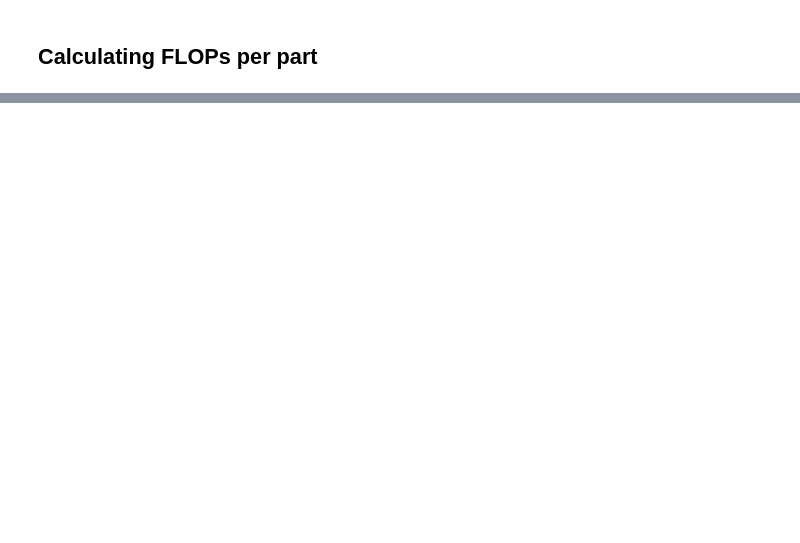
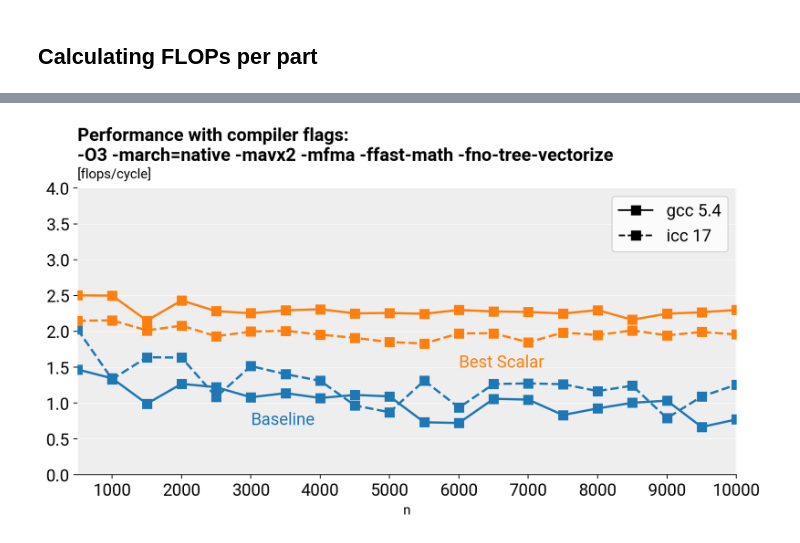
Before and after one commit to albertomontesg/fast-tsne, a Jupyter notebook: report/Report Calculations and Plots-Copy1.ipynb, the cells around one changed output, grey strips where cells are left out. Saved outputs shown, nothing was run; the diff lists cells and outputs as text; code cells hidden in the pictures; blank space fills up the shorter version.

Commit message:
Fixed csv files and some plotting for report

```diff
--- a/report/Report Calculations and Plots-Copy1.ipynb
+++ b/report/Report Calculations and Plots-Copy1.ipynb
@@ -9,3 +1,19 @@ init_printing()
+# %%
+import numpy as np
+import pandas as pd
+%matplotlib inline
+from visualization import *
+from util_tsne_exact import *
+import os
+
+import matplotlib as mpl
+import matplotlib.pyplot as plt
+import matplotlib.patches as mpatches
+import matplotlib.lines as mlines
+mpl.rcParams['figure.figsize'] = (8.1, 5)
+mpl.rcParams['figure.dpi'] = 200
+mpl.rcParams['font.family'] = 'Roboto'
+mpl.rcParams['font.size'] = 15
 # %% [markdown]
 ## Calculating FLOPs per part
 # %%
@@ -246,0 +100,75 @@ print(part1_2500, part2_2500, part3_2500)
+# %%
+mpl.rcParams['figure.figsize'] = (8.1, 5)
+title = "Performance with compiler flags: \n-O3 -march=native -mavx2 -mfma -ffast-math -fno-tree-vectorize"
+ylabel = "flops/cycle"
+legend = True
+lw = 2
+marker = "s"
+markersize = 8
+labels_fontsize = 12
+fontsize = 20
+xlabel = "n"
+ymax = 4
+
+fig = plt.figure()
+if title:
+    fig.suptitle(title, fontweight='bold', fontsize=16, x=0, ha='left')
+ax = fig.add_subplot(111)
+fig.subplots_adjust(top=.83, left=0, right=1)
+
+base_gcc, = ax.plot(N, baseline_gcc_novec["perf"][:,-1],
+                linewidth=lw, marker=marker, markersize=markersize, label="Baseline GCC")
+base_icc, = ax.plot(N, baseline_icc_novec["perf"][:,-1], c=base_gcc.get_color(), linestyle="dashed",
+                linewidth=lw, marker=marker, markersize=markersize, label="Baseline ICC")
+scalar_gcc, = ax.plot(N, scalar_gcc_novec["perf"][:,-1],
+                linewidth=lw, marker=marker, markersize=markersize, label="Scalar GCC")
+scalar_icc, = ax.plot(N, scalar_icc_novec["perf"][:,-1], c=scalar_gcc.get_color(), linestyle="dashed",
+                linewidth=lw, marker=marker, markersize=markersize, label="Scalar ICC")
+#avx_gcc, = ax.plot(N, avx_gcc_vec["perf"][:,-1],
+#                linewidth=lw, marker=marker, markersize=markersize, label="AVX GCC")
+#avx_icc, = ax.plot(N, avx_icc_vec["perf"][:,-1], c=avx_gcc.get_color(), linestyle="dashed",
+#                linewidth=lw, marker=marker, markersize=markersize, label="AVX ICC")
+gcc_patch = mlines.Line2D([], [], marker=marker, markersize=markersize, color="k", label="gcc 5.4")
+icc_patch = mlines.Line2D([], [], marker=marker, markersize=markersize, color="k", linestyle="dashed", label="icc 17")
+ax.legend(handles=[gcc_patch, icc_patch])
+
+ax.text(3000, 0.7, "Baseline", color=base_gcc.get_color())
+ax.text(6000, 1.5, "Best Scalar", color=scalar_gcc.get_color())
+#ax.text(4000, 3.5, "Best AVX", color=avx_gcc.get_color(), fontweight="bold")
+
+ax.set_xlim([N.min(), N.max()])
+ax.set_xlabel(xlabel, fontsize=labels_fontsize)
+ax.set_ylim([0, ymax])
+
+# For runtime plots where on the yaxis there is an exponent, place the text
+# on the axis title
+exponent_text = ''
+ax.ticklabel_format(axis='y', style='sci')
+plt.draw()
+if ax.yaxis.get_offset_text().get_text() != '':
+    ax.yaxis.major.formatter._useMathText = True
+    plt.draw()
+    exponent_text = '[{}]'.format(ax.yaxis.get_offset_text().get_text())
+    ax.yaxis.offsetText.set_visible(False)
+
+ax.set_title(
+    '[{}]{}'.format(ylabel, exponent_text),
+    fontsize=labels_fontsize,
+    position=(0, 1.0),
+    ha='left',
+    va='bottom')
+
+ax.yaxis.grid(color='#ffffff', linestyle='-', linewidth=.5)
+ax.set_facecolor('#eeeeee')
+ax.spines['right'].set_visible(False)
+ax.spines['left'].set_visible(False)
+ax.spines['top'].set_visible(False)
+ax.get_xaxis().tick_bottom()
+ax.get_yaxis().tick_left()
+
+ax.set_xticks(np.arange(1000, 10000+1, 1000))
+ax.set_xticklabels(np.arange(1000, 10000+1, 1000))
+
+plt.show()
+# %% [output]
+[figure, added]
```
Also changed, not shown: parts of 17 cells of this notebook, 15 other files.
